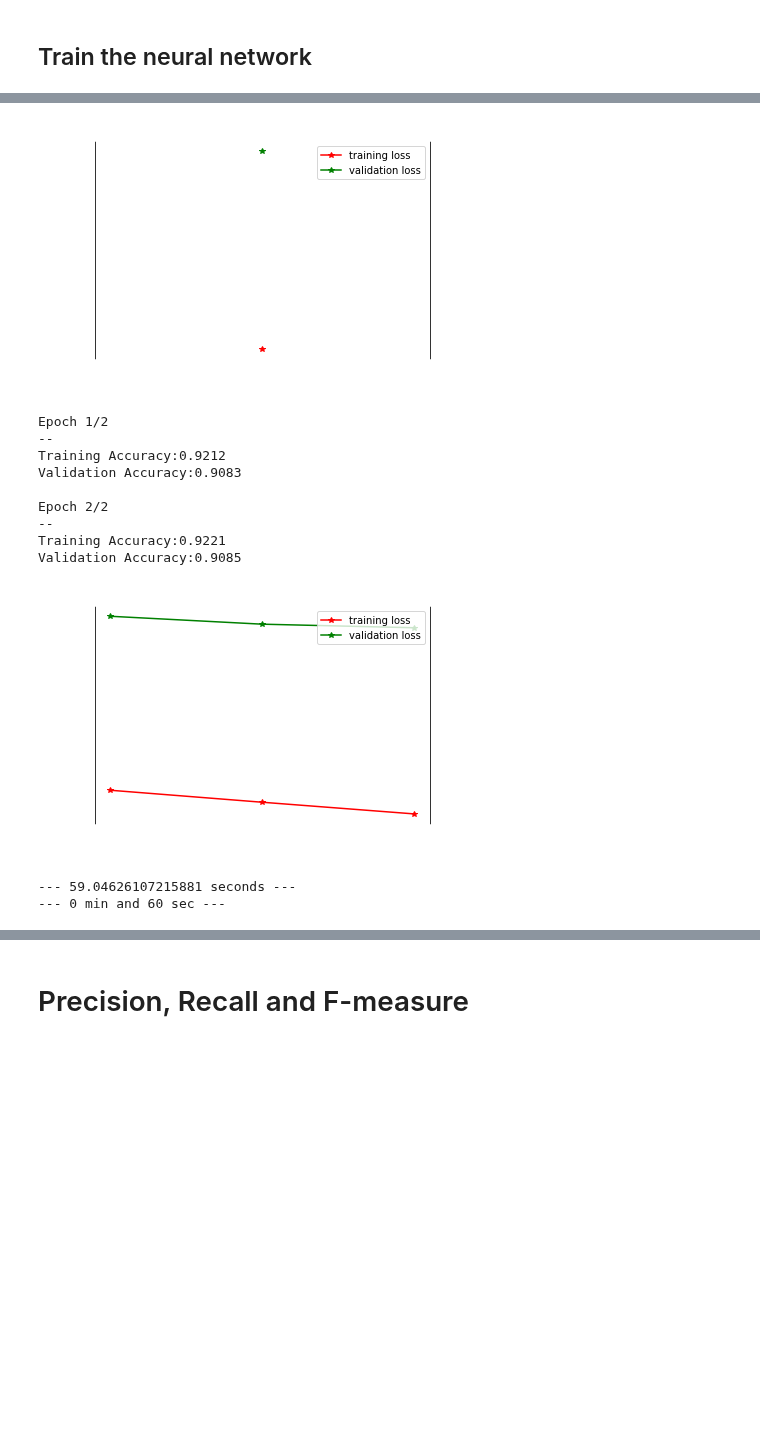
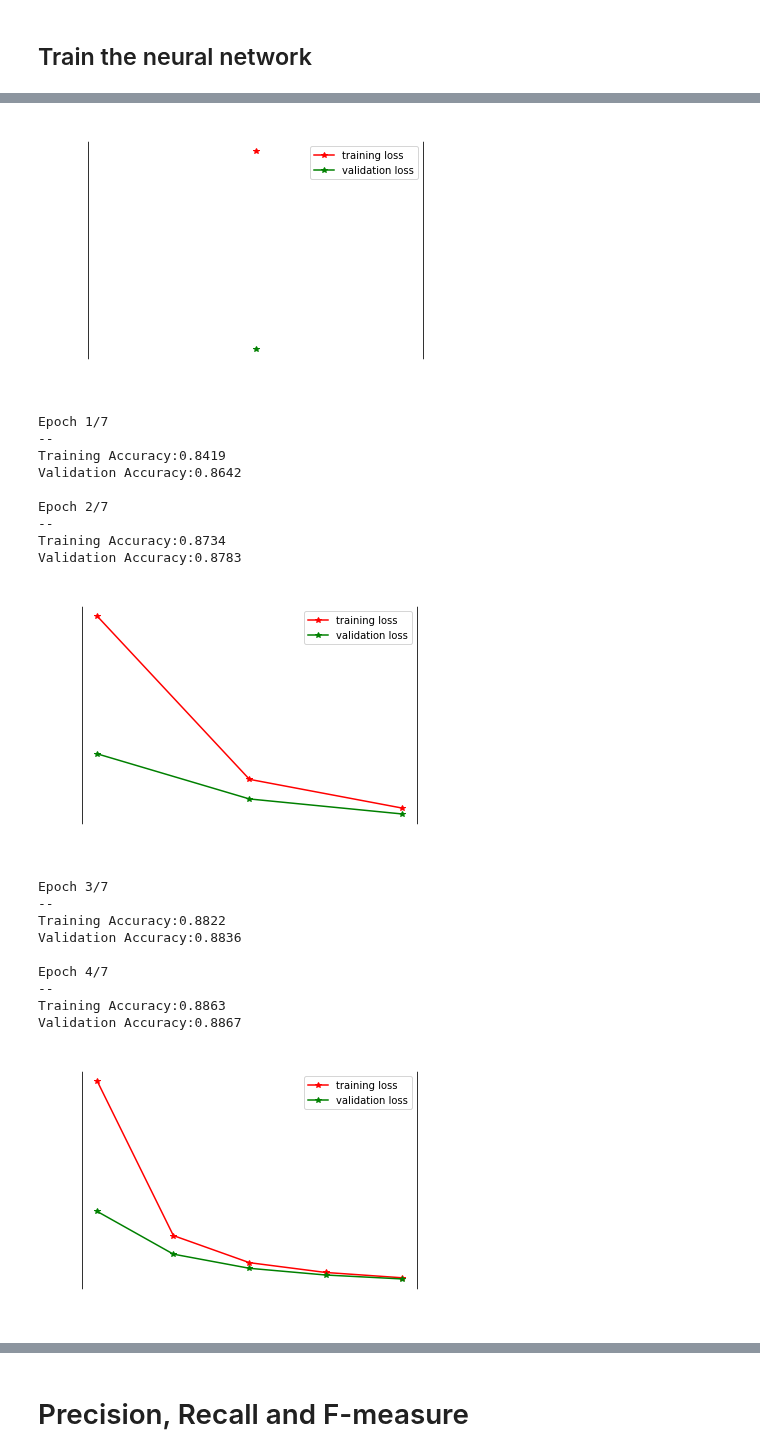
Before and after one commit to genny07/Top-Tagging-Neural-Networks, a Jupyter notebook: pytorch_DNN_5.ipynb, the cells around one changed output, grey strips where cells are left out. Cells and saved outputs as stored; diff of their text form; code cells hidden in the pictures; blank space fills up the shorter version.

```diff
--- a/pytorch_DNN_5.ipynb
+++ b/pytorch_DNN_5.ipynb
@@ -53,7 +65,7 @@ class TrainDataset(Dataset):
         self.weight = torch.from_numpy(array_train[:,0]).float()
 
     def __getitem__(self,index):
-        return self.x_data[index],self.y_data[index]
+        return self.x_data[index],self.y_data[index], self.weight[index]
 
     def __len__(self):
         return self.len
@@ -76,7 +88,7 @@ class ValDataset(Dataset):
         self.weight = torch.from_numpy(array_val[:,0]).float()
 
     def __getitem__(self,index):
-        return self.x_data[index],self.y_data[index]
+        return self.x_data[index],self.y_data[index], self.weight[index]
 
     def __len__(self):
         return self.len
@@ -121,9 +139,10 @@ model = Net()
 # %% [markdown]
 ## Construct Loss and Optimizer
 # %%
-num_epochs = 3
-batch_len = 5000
-learning_rate = 0.001
+num_epochs = 8
+#batch_len = 96
+batch_len = 1000
+learning_rate = 0.0001
 # %%
 ######################
 #Loss and optimization
@@ -136,26 +157,27 @@ optimizer = torch.optim.Adam(model.parameters(), lr=learning_rate) #ADAM optimiz
 #Make Dataloaders
 ######################
 training_loader = DataLoader(dataset=training_dataset, batch_size=batch_len, shuffle=True, num_workers=2)
-validation_loader = DataLoader(dataset=validation_dataset, batch_size=batch_len, shuffle=False, num_workers=2)
+validation_loader = DataLoader(dataset=validation_dataset, batch_size=batch_len, shuffle=True, num_workers=2)
 # %%
+#####
+#Trial
+#####
 final_out = []
 for i, data in enumerate(training_loader, 0):
         ### 1. get the inputs ###
-        inputs,labels=data
-
+        inputs,labels,_=data
         ### 2. wrap them in Variable ###
         inputs, labels = Variable(inputs), Variable(labels)
         inputs, labels = inputs.to(device), labels.to(device)
-
         #Forward pass: Compute predicted y by passing x to the model
         outputs=model(inputs)
         preds=torch.max(outputs.data,1)[1]
-
         final_out.extend(preds)
         #preds has size [batch_size]
 
 #check size and shape of labels, inputs, outputs
 
-#print(labels.shape)    #= torch.Size([500])
+print(labels.shape)    #= torch.Size([500])
 #print(inputs.shape)    #= torch.Size([500, 800])
-#print(outputs.shape)   #= torch.Size([500, 2])
+print(outputs.data.shape)   #= torch.Size([500, 2])
+#print(len(final_out))  #= 1211000
@@ -179,7 +216,6 @@ training_loss_list=[]
 validation_loss_list=[]
 training_acc_list=[]
 validation_acc_list = []
-
 
 for epoch in range(num_epochs):
 #Training cycle (forward, backward, update)
@@ -194,7 +230,7 @@ for epoch in range(num_epochs):
     for i, data in enumerate(training_loader, 0):
 
         ### 1. get the inputs ###
-        inputs,labels=data
+        inputs,labels,_=data
 
         ### 2. wrap them in Variable ###
         inputs, labels = Variable(inputs), Variable(labels)
@@ -207,13 +243,14 @@ for epoch in range(num_epochs):
 
         #print(labels.size())
         #print(outputs.size())
-
         #outputs = outputs[:,0]
         #print(labels.size())
         #print(outputs.size())
 
         #Compute loss
         loss=criterion(outputs,labels)
+        #loss=criterion(outputs.float(),labels.float())
+        #loss=criterion(outputs.long(),labels.long())
 
         #Zero gradients, perform a backward pass, and update the weights
         optimizer.zero_grad()
@@ -245,14 +282,19 @@ for epoch in range(num_epochs):
     val_corrects=0
     final_output = []
     final_preds = []
+    final_weights = []
+    final_labels = []
 
     with torch.no_grad():
         for data in validation_loader:
-            inputs,labels=data
+            inputs,labels,weights=data
             inputs,labels = Variable(inputs), Variable(labels)
             outputs = model(inputs)
+            weight_list=weights.numpy()
             #sum up batch loss
             loss = criterion(outputs,labels)
+            #loss = criterion(outputs.float(),labels.float())
+            #loss=criterion(outputs.long(),labels.long())
             #get the index of the max log-probability
             preds=torch.max(outputs.data,1)[1]
             val_loss += loss.item()*inputs.size(0)
@@ -262,6 +304,9 @@ for epoch in range(num_epochs):
 
             final_preds.extend(preds.data.numpy())
             final_output.extend(outputs[:,1].data.numpy())
+            #final_output.extend(outputs.data.numpy())
+            final_weights.extend(weight_list)
+            final_labels.extend(labels.data.numpy())
 
         epoch_loss = val_loss / val_len
         epoch_acc = val_corrects.double() / val_len
@@ -296,13 +341,21 @@ Validation Accuracy:0.9079
-[figure, old version]
+[figure, new version]
-Epoch 1/2
+Epoch 1/7
 --
-Training Accuracy:0.9212
-Validation Accuracy:0.9083
+Training Accuracy:0.8419
+Validation Accuracy:0.8642
 
-Epoch 2/2
+Epoch 2/7
 --
-Training Accuracy:0.9221
-Validation Accuracy:0.9085
+Training Accuracy:0.8734
+Validation Accuracy:0.8783
-[figure, old version]
+[figure, new version]
---- 59.04626107215881 seconds ---
---- 0 min and 60 sec ---
+Epoch 3/7
+--
+Training Accuracy:0.8822
+Validation Accuracy:0.8836
+
+Epoch 4/7
+--
+Training Accuracy:0.8863
+Validation Accuracy:0.8867
+[figure, added]
```
Also changed, not shown: parts of 37 cells of this notebook, 4 other files.
